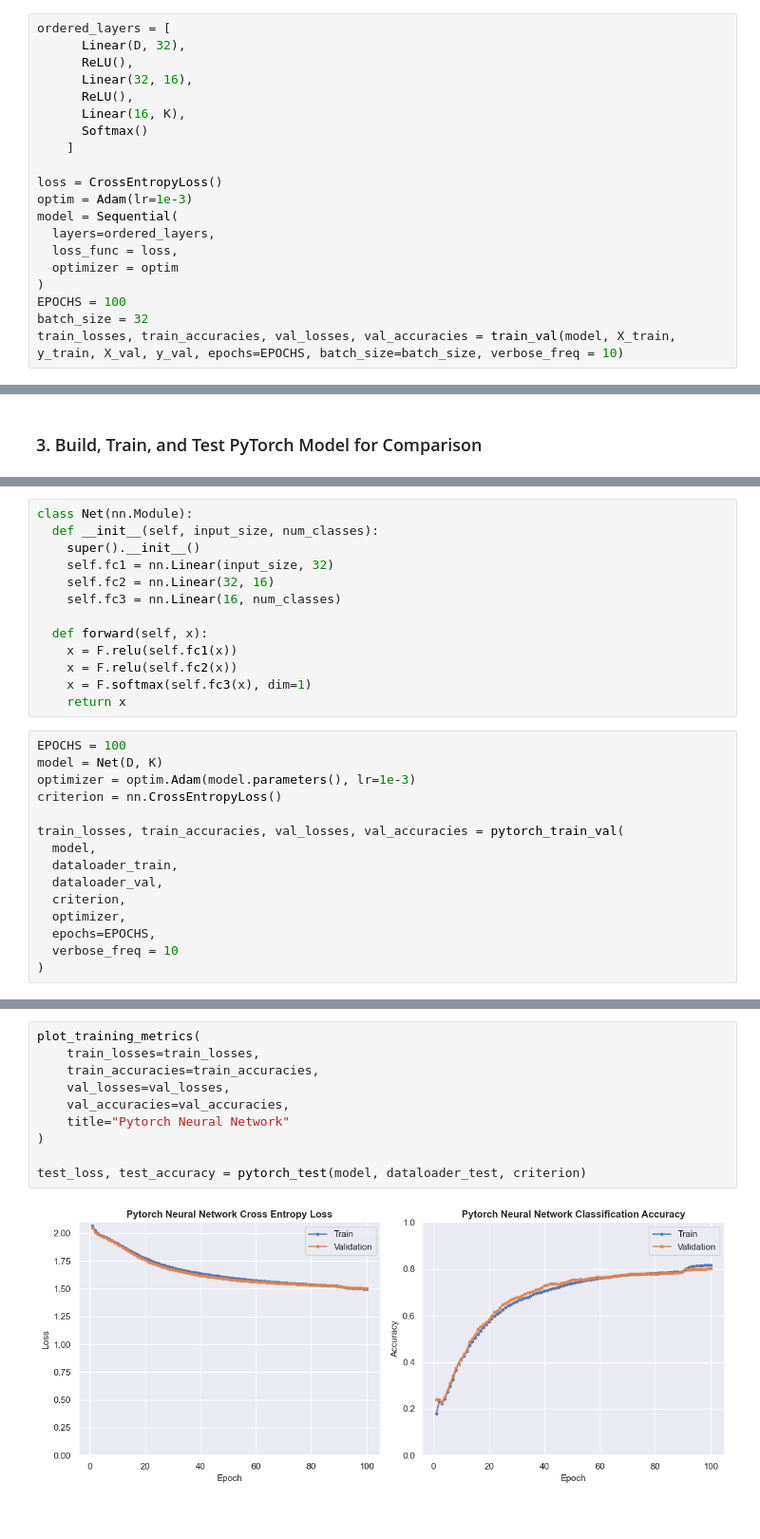
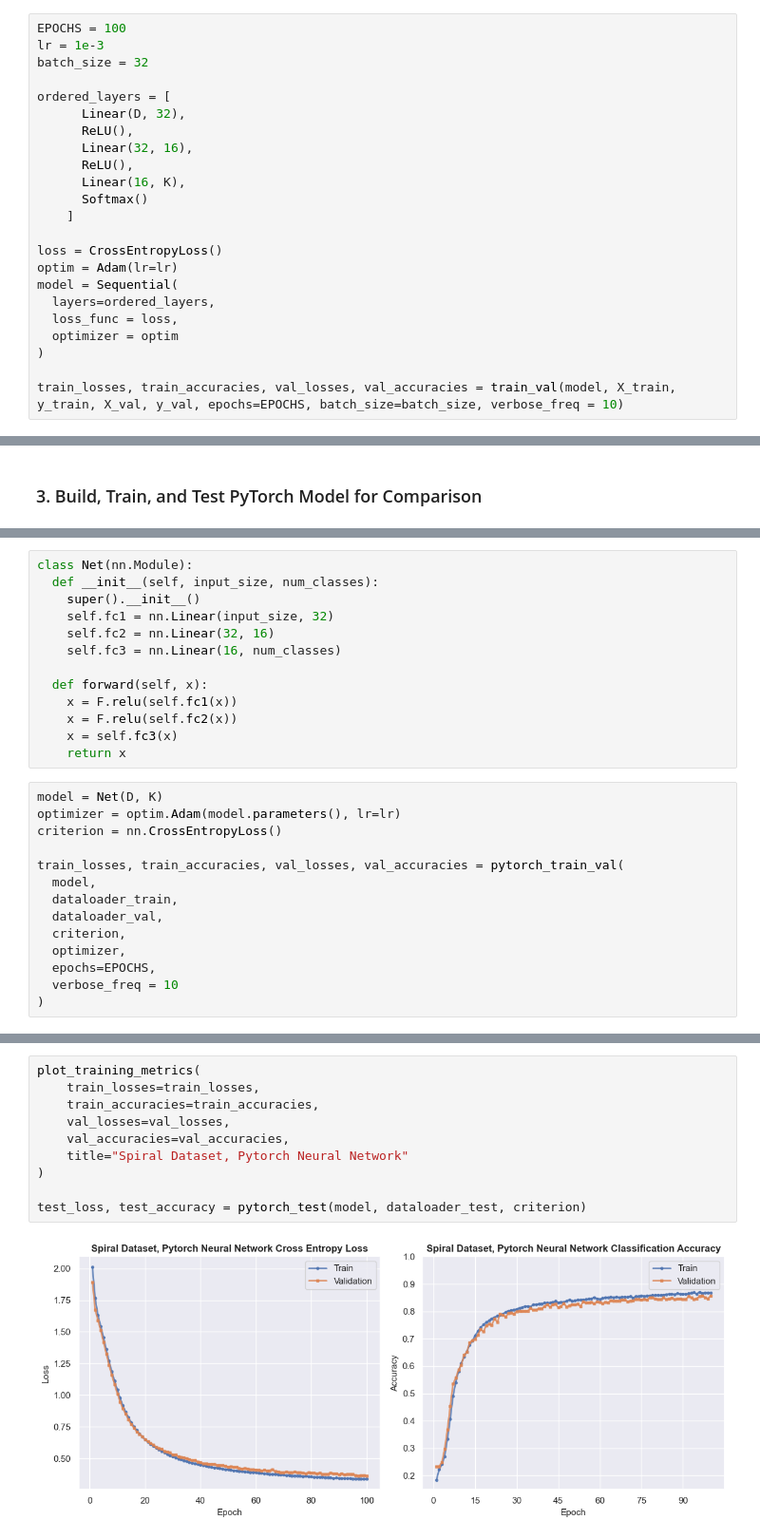
Before and after one commit to Jake0826/convolutional_neural_network_from_scratch, a Jupyter notebook: models/spiral.ipynb, the cells around one changed output, grey strips where cells are left out. Shown at 95% size. Saved outputs shown, nothing was run; the diff lists cells and outputs as text.

```diff
--- a/models/spiral.ipynb
+++ b/models/spiral.ipynb
@@ -27,6 +28,10 @@ X_train, X_val, X_test, y_train, y_val, y_test = train_val_test_split(X, y)
 # %% [markdown]
 ### 2. Build, Train, and Test Homemade Model
 # %%
+EPOCHS = 100
+lr = 1e-3
+batch_size = 32
+
 ordered_layers = [
       Linear(D, 32),
       ReLU(),
@@ -37,13 +42,12 @@ ordered_layers = [
     ]
 
 loss = CrossEntropyLoss()
-optim = Adam(lr=1e-3)
+optim = Adam(lr=lr)
 model = Sequential(
   layers=ordered_layers,
   loss_func = loss,
   optimizer = optim
 )
-EPOCHS = 100
-batch_size = 32
+
 train_losses, train_accuracies, val_losses, val_accuracies = train_val(model, X_train, y_train, X_val, y_val, epochs=EPOCHS, batch_size=batch_size, verbose_freq = 10)
 # %% [output]
@@ -101,12 +99,11 @@ class Net(nn.Module):
   def forward(self, x):
     x = F.relu(self.fc1(x))
     x = F.relu(self.fc2(x))
-    x = F.softmax(self.fc3(x), dim=1)
+    x = self.fc3(x)
     return x
 # %%
-EPOCHS = 100
 model = Net(D, K)
-optimizer = optim.Adam(model.parameters(), lr=1e-3)
+optimizer = optim.Adam(model.parameters(), lr=lr)
 criterion = nn.CrossEntropyLoss()
 
 train_losses, train_accuracies, val_losses, val_accuracies = pytorch_train_val(
@@ -132,12 +129,12 @@ Epoch 100, Train Loss: 1.497659, Train Accuracy: 0.816786, Val Loss: 1.502554, V
 # %%
 plot_training_metrics(
     train_losses=train_losses,
     train_accuracies=train_accuracies,
     val_losses=val_losses,
     val_accuracies=val_accuracies,
-    title="Pytorch Neural Network"
+    title="Spiral Dataset, Pytorch Neural Network"
 )
 
 test_loss, test_accuracy = pytorch_test(model, dataloader_test, criterion)
 # %% [output]
-[figure, old version]
+[figure, new version]
```
Also changed, not shown: parts of 11 cells of this notebook, 7 other files.
